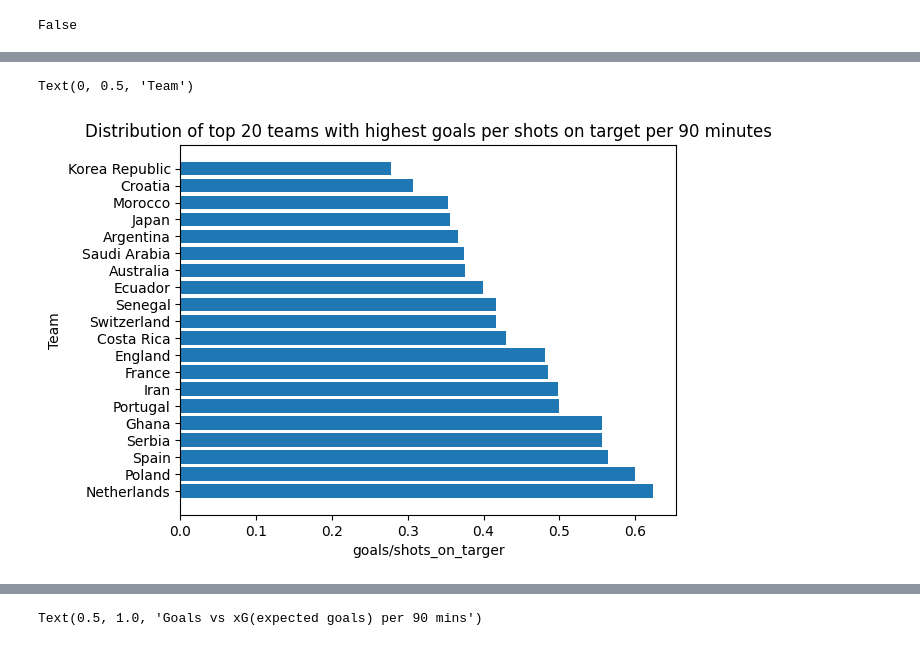
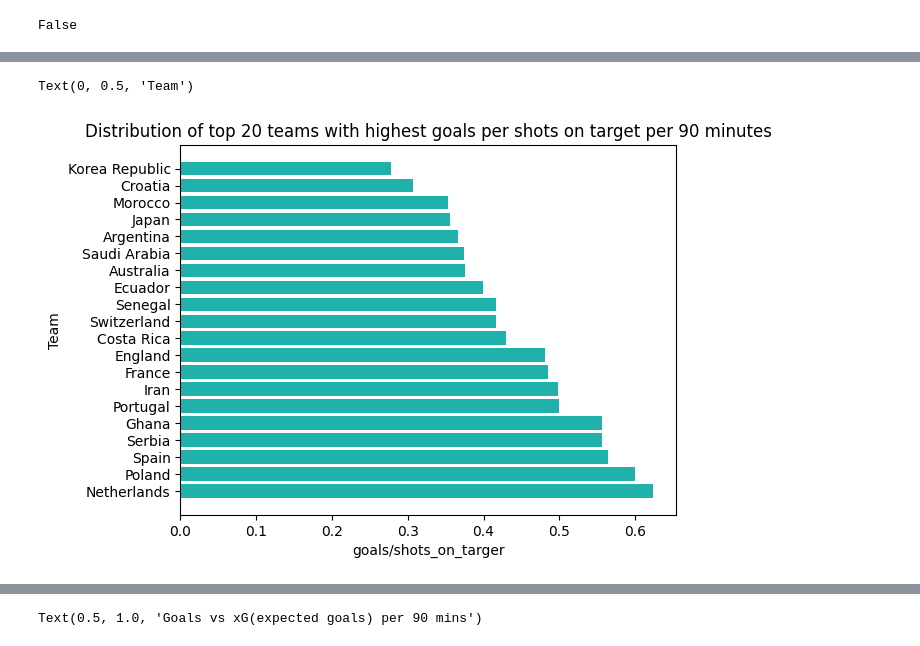
Before and after one commit to RayNguyent/World_Cup_2022, a Jupyter notebook: report.ipynb, the cells around one changed output, grey strips where cells are left out. Drawn from its saved outputs; the diff is of its cells as text; code cells hidden in the pictures.

Commit message:
updated report with 2 plots

```diff
--- a/report.ipynb
+++ b/report.ipynb
@@ -42,8 +44,8 @@ team.head()
 # %%
-plt.barh(y='team',width='goals/shots_on_target',data = team.sort_values('goals/shots_on_target',ascending=False).head(20))
+plt.barh(y='team',width='goals/shots_on_target',data = team.sort_values('goals/shots_on_target',ascending=False).head(20),color = 'lightseagreen')
 plt.title('Distribution of top 20 teams with highest goals per shots on target per 90 minutes')
 plt.xlabel('goals/shots_on_targer')
 plt.ylabel('Team')
 # %% [output]
 Text(0, 0.5, 'Team')
-[figure, old version]
+[figure, new version]
```
Also changed, not shown: parts of 6 cells of this notebook.
